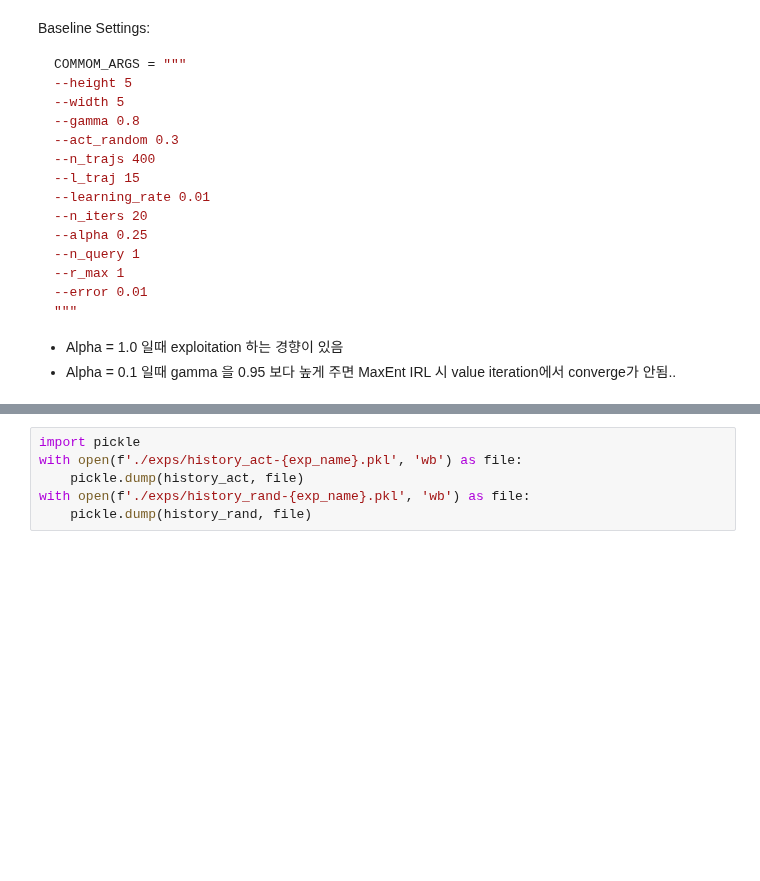
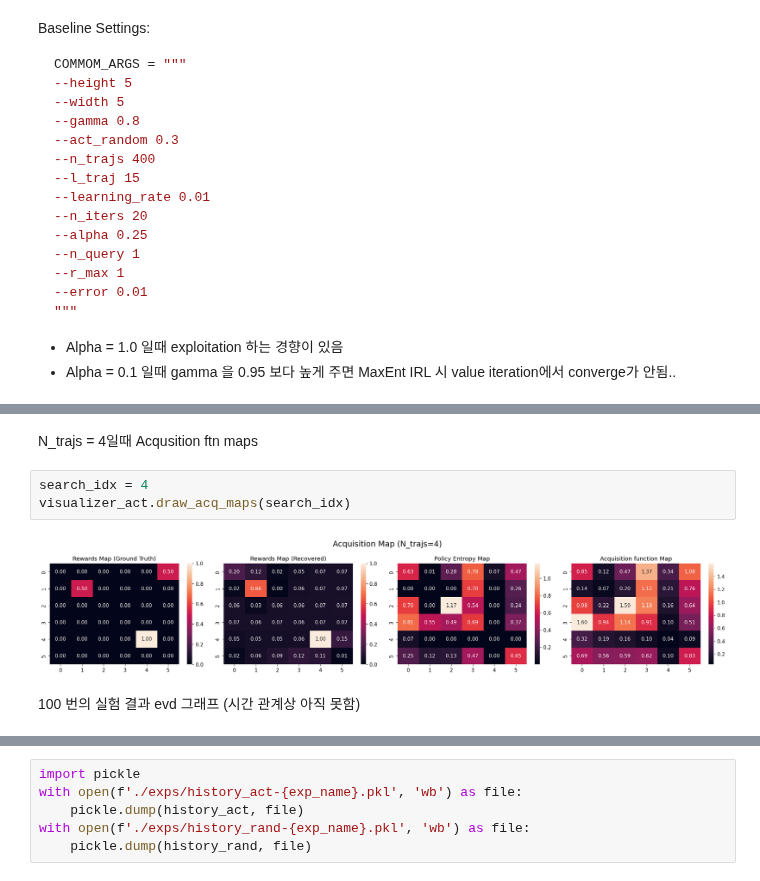
Before and after one commit to simonjisu/rl_2023spring, a Jupyter notebook: test.ipynb, the cells around one changed output, grey strips where cells are left out. Saved outputs shown, nothing was run; the diff lists cells and outputs as text; blank space fills up the shorter version.

```diff
--- a/test.ipynb
+++ b/test.ipynb
@@ -184,0 +170,9 @@ KeyboardInterrupt:
+# %% [markdown]
+N_trajs = 4일때 Acqusition ftn maps
+# %%
+search_idx = 4
+visualizer_act.draw_acq_maps(search_idx)
+# %% [output]
+[figure, added]
+# %% [markdown]
+100 번의 실험 결과 evd 그래프 (시간 관계상 아직 못함)
```
Also changed, not shown: parts of 18 cells of this notebook, 12 other files.
